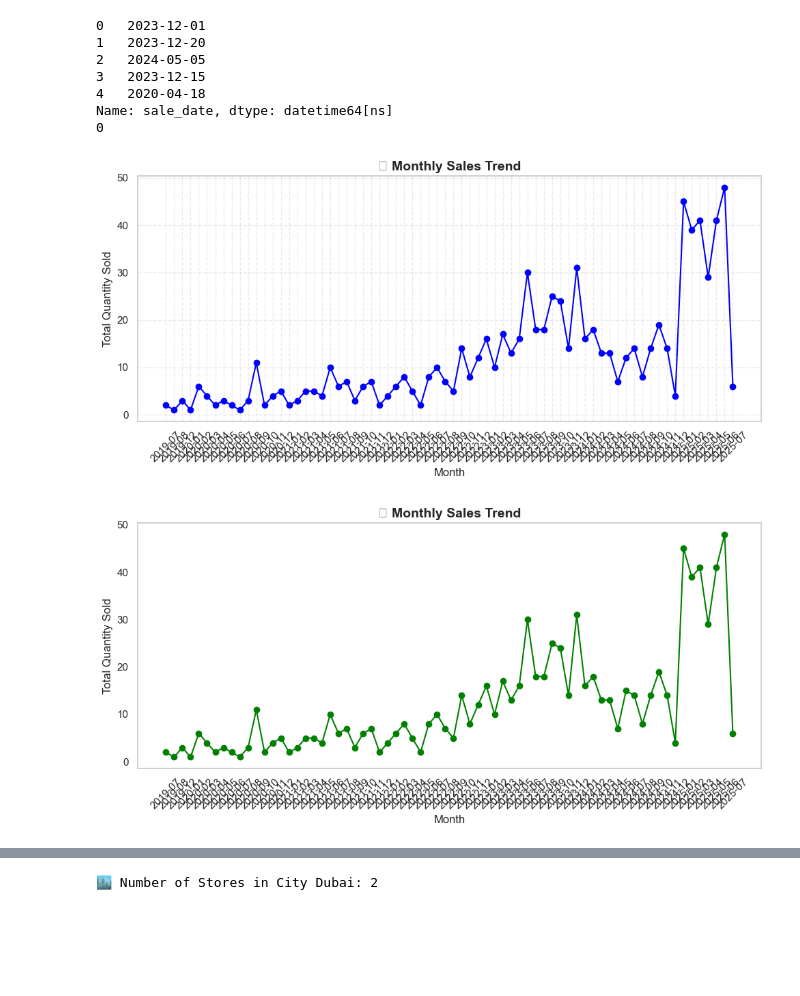
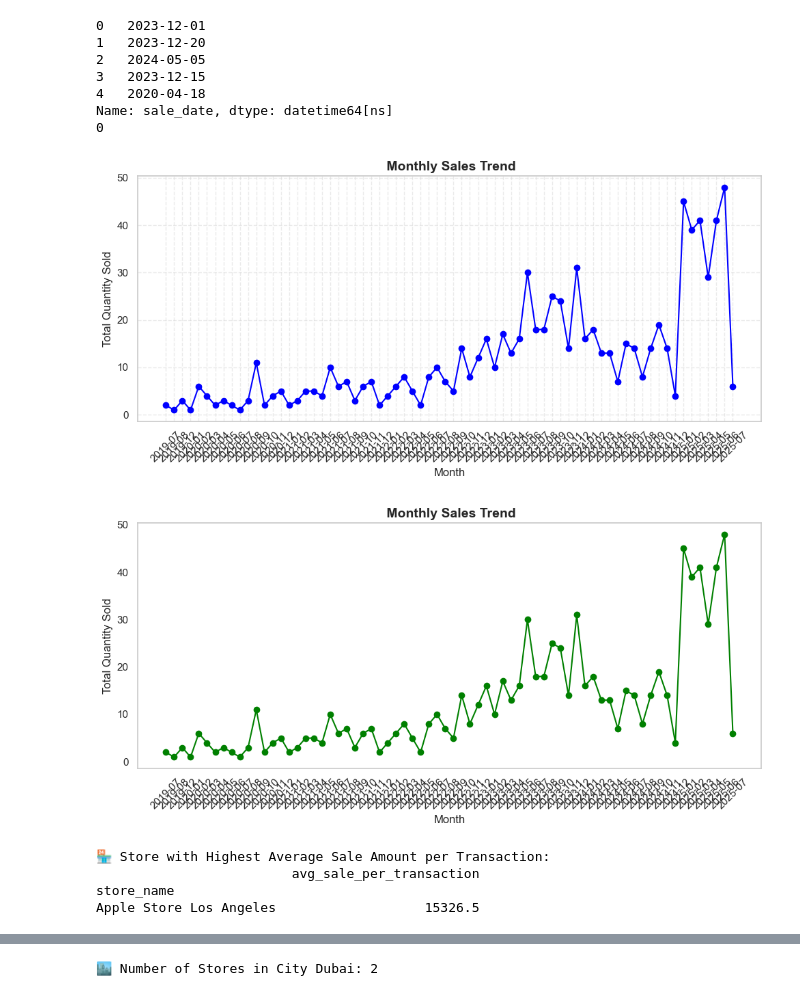
Before and after one commit to Syed-Moinuddin2025/SQL-Python-Learning-Journey, a Jupyter notebook: 01_Apple_Store_Analytics_Project/AppleStore_Analysis.ipynb, the cells around one changed output, grey strips where cells are left out. Saved outputs shown, nothing was run; the diff lists cells and outputs as text; code cells hidden in the pictures; blank space fills up the shorter version.

Commit message:
Apple Store

```diff
--- a/01_Apple_Store_Analytics_Project/AppleStore_Analysis.ipynb
+++ b/01_Apple_Store_Analytics_Project/AppleStore_Analysis.ipynb
@@ -289,22 +281,22 @@ monthly_sales = df.groupby('year_month')['revenue'].sum().reset_index()
 # %%
 
 df['year_month'] = df['sale_date'].dt.to_period('M')
 monthly_sales = df.groupby('year_month')['quantity'].sum().reset_index()
 monthly_sales['year_month'] = monthly_sales['year_month'].astype(str)
 
 import matplotlib.pyplot as plt
 
 plt.figure(figsize=(10, 5))
 plt.plot(monthly_sales['year_month'], monthly_sales['quantity'], marker='o', color='blue')
-plt.title("📊 Monthly Sales Trend", fontsize=14, weight='bold')
+plt.title(" Monthly Sales Trend", fontsize=14, weight='bold')
 plt.xlabel("Month")
 plt.ylabel("Total Quantity Sold")
 plt.xticks(rotation=45)
 plt.grid(True, linestyle='--', alpha=0.4)
 plt.tight_layout()
 plt.show()
 # %% [output]
-[figure, old version]
+[figure, new version]
 # %%
 df['year_month'] = df['sale_date'].dt.to_period('M')  # Monthly group
 df['year'] = df['sale_date'].dt.year  # Yearly group
@@ -316,12 +308,42 @@ import matplotlib.pyplot as plt
 
 plt.figure(figsize=(10, 5))
 plt.plot(monthly_sales['year_month'], monthly_sales['quantity'], marker='o', color='green')
-plt.title("📅 Monthly Sales Trend", fontsize=14, weight='bold')
+plt.title(" Monthly Sales Trend", fontsize=14, weight='bold')
 plt.xlabel("Month")
 plt.ylabel("Total Quantity Sold")
 plt.xticks(rotation=45)
-plt.grid(False, linestyle='', alpha=0.5)
+plt.grid(True, linestyle='', alpha=0.5)
 plt.tight_layout()
 plt.show()
 # %% [output]
-[figure, old version]
+[figure, new version]
+# %%
+#4. Which store has the highest average sale amount per transaction?
+# Make sure revenue column exists
+if 'revenue' not in df.columns:
+    df['revenue'] = df['quantity'] * df['price']
+
+# Group by store and compute average revenue per transaction
+avg_sale_per_transaction = (
+    df.groupby('store_name')
+      .agg(total_revenue=('revenue', 'sum'),
+           total_sales=('sale_id', 'nunique'))
+)
+
+avg_sale_per_transaction['avg_sale_per_transaction'] = (
+    avg_sale_per_transaction['total_revenue'] / avg_sale_per_transaction['total_sales']
+)
+
+# Sort to get highest
+avg_sale_per_transaction = avg_sale_per_transaction.sort_values(
+    by='avg_sale_per_transaction', ascending=False
+)
+
+# Display top store
+print("\n🏪 Store with Highest Average Sale Amount per Transaction:")
+print(avg_sale_per_transaction[['avg_sale_per_transaction']].head(1))
+# %% [output]
+🏪 Store with Highest Average Sale Amount per Transaction:
+                         avg_sale_per_transaction
+store_name
+Apple Store Los Angeles                   15326.5
```
Also changed, not shown: parts of 18 cells of this notebook, 1 other file.
